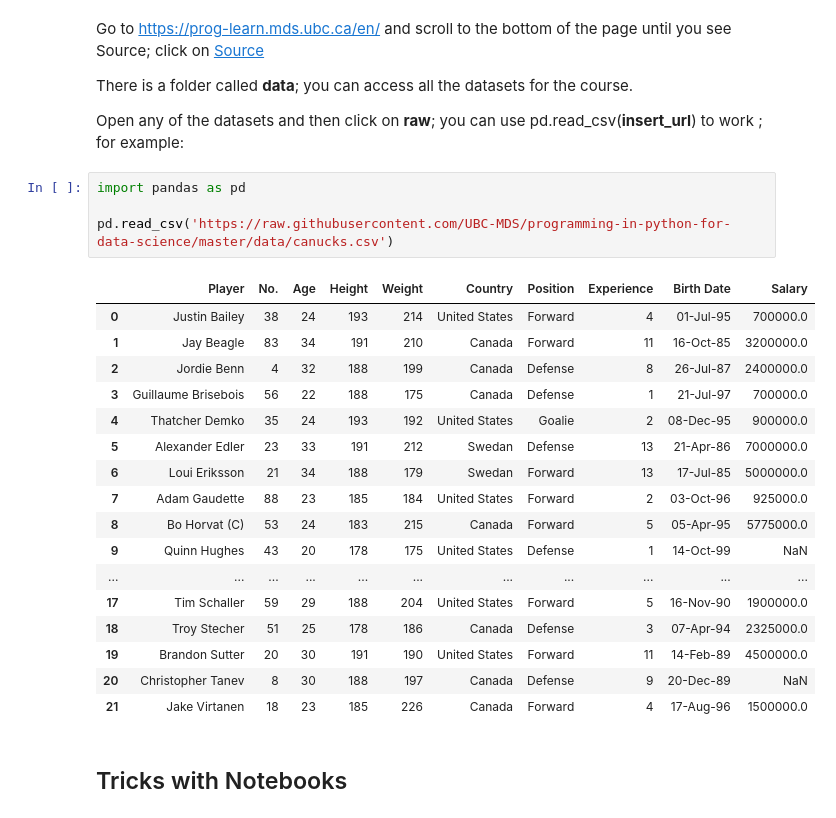
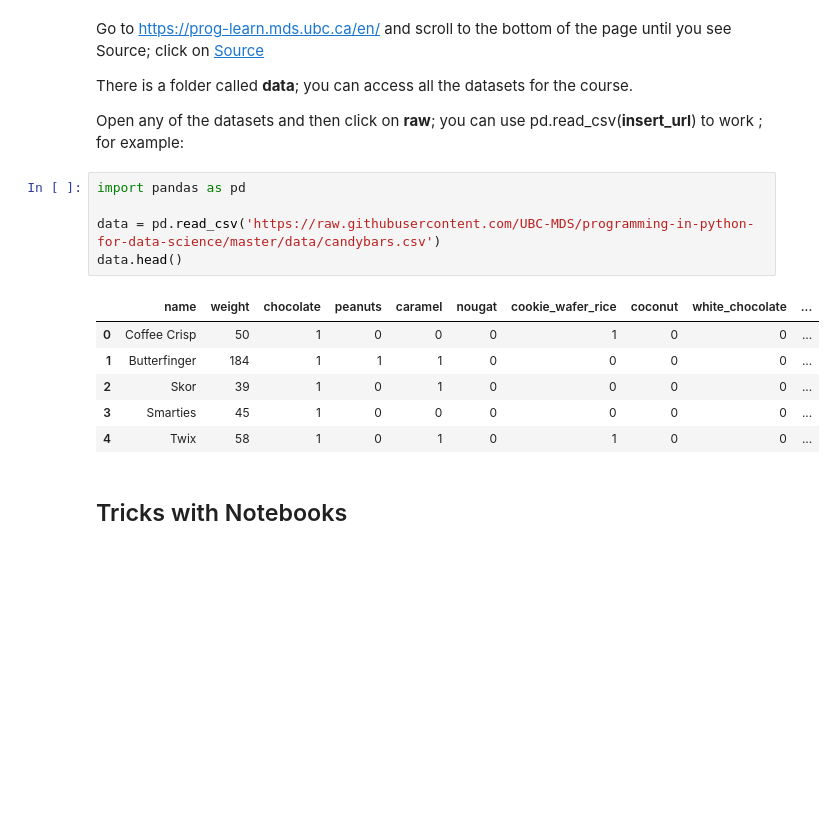
Before and after one commit to sedv8808/UBC_EL_PPDS, a Jupyter notebook: Module1class.ipynb, the cells around one changed output. Cells and saved outputs as stored; diff of their text form; blank space fills up the shorter version.

```diff
--- a/Module1class.ipynb
+++ b/Module1class.ipynb
@@ -233,25 +249,15 @@ Open any of the datasets and then click on **raw**; you can use pd.read_csv(**in
 # %%
 import pandas as pd
 
-pd.read_csv('https://raw.githubusercontent.com/UBC-MDS/programming-in-python-for-data-science/master/data/canucks.csv')
+data = pd.read_csv('https://raw.githubusercontent.com/UBC-MDS/programming-in-python-for-data-science/master/data/candybars.csv')
+data.head()
 # %% [output]
-|  | Player | No. | Age | Height | Weight | Country | Position | Experience | Birth Date | Salary |
-| 0 | Justin Bailey | 38 | 24 | 193 | 214 | United States | Forward | 4 | 01-Jul-95 | 700000.0 |
-| 1 | Jay Beagle | 83 | 34 | 191 | 210 | Canada | Forward | 11 | 16-Oct-85 | 3200000.0 |
-| 2 | Jordie Benn | 4 | 32 | 188 | 199 | Canada | Defense | 8 | 26-Jul-87 | 2400000.0 |
-| 3 | Guillaume Brisebois | 56 | 22 | 188 | 175 | Canada | Defense | 1 | 21-Jul-97 | 700000.0 |
-| 4 | Thatcher Demko | 35 | 24 | 193 | 192 | United States | Goalie | 2 | 08-Dec-95 | 900000.0 |
-| 5 | Alexander Edler | 23 | 33 | 191 | 212 | Swedan | Defense | 13 | 21-Apr-86 | 7000000.0 |
-| 6 | Loui Eriksson | 21 | 34 | 188 | 179 | Swedan | Forward | 13 | 17-Jul-85 | 5000000.0 |
-| 7 | Adam Gaudette | 88 | 23 | 185 | 184 | United States | Forward | 2 | 03-Oct-96 | 925000.0 |
-| 8 | Bo Horvat (C) | 53 | 24 | 183 | 215 | Canada | Forward | 5 | 05-Apr-95 | 5775000.0 |
-| 9 | Quinn Hughes | 43 | 20 | 178 | 175 | United States | Defense | 1 | 14-Oct-99 | NaN |
-| ... | ... | ... | ... | ... | ... | ... | ... | ... | ... | ... |
-| 17 | Tim Schaller | 59 | 29 | 188 | 204 | United States | Forward | 5 | 16-Nov-90 | 1900000.0 |
-| 18 | Troy Stecher | 51 | 25 | 178 | 186 | Canada | Defense | 3 | 07-Apr-94 | 2325000.0 |
-| 19 | Brandon Sutter | 20 | 30 | 191 | 190 | United States | Forward | 11 | 14-Feb-89 | 4500000.0 |
-| 20 | Christopher Tanev | 8 | 30 | 188 | 197 | Canada | Defense | 9 | 20-Dec-89 | NaN |
-| 21 | Jake Virtanen | 18 | 23 | 185 | 226 | Canada | Forward | 4 | 17-Aug-96 | 1500000.0 |
+|  | name | weight | chocolate | peanuts | caramel | nougat | cookie_wafer_rice | coconut | white_chocolate | ... |
+| 0 | Coffee Crisp | 50 | 1 | 0 | 0 | 0 | 1 | 0 | 0 | ... |
+| 1 | Butterfinger | 184 | 1 | 1 | 1 | 0 | 0 | 0 | 0 | ... |
+| 2 | Skor | 39 | 1 | 0 | 1 | 0 | 0 | 0 | 0 | ... |
+| 3 | Smarties | 45 | 1 | 0 | 0 | 0 | 0 | 0 | 0 | ... |
+| 4 | Twix | 58 | 1 | 0 | 1 | 0 | 1 | 0 | 0 | ... |
 # %% [markdown]
 ## Tricks with Notebooks
 # %%
```
Also changed, not shown: parts of 7 cells of this notebook, 1 other file.
